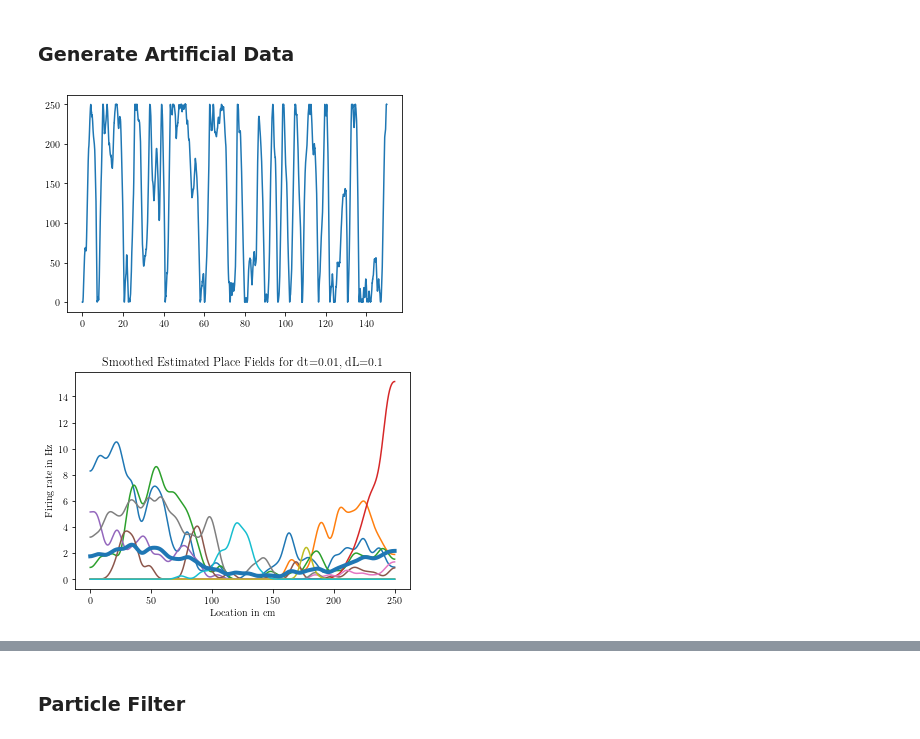
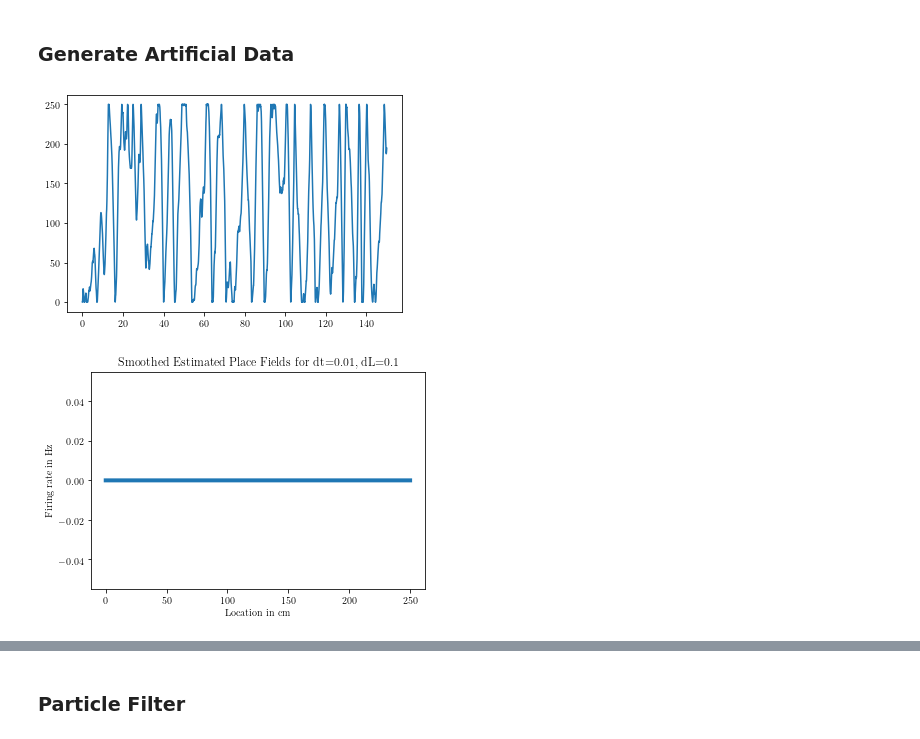
Before and after one commit to kushagrasharma/place-cell-reconstruction, a Jupyter notebook: Integrated Random Walk Particle Filter.ipynb, the cells around one changed output, grey strips where cells are left out. Saved outputs shown, nothing was run; the diff lists cells and outputs as text; code cells hidden in the pictures.

```diff
--- a/Integrated Random Walk Particle Filter.ipynb
+++ b/Integrated Random Walk Particle Filter.ipynb
@@ -106,46 +37,61 @@ L = 250 # total length
 dL = 0.1
 P = 1000
 Peff_min = 0.5
-xaxis = np.arange(0,L,dL) + dL/2 # center of bins
-find_nearest = np.vectorize(lambda x: fn(xaxis, x))
+
 
 params = {
     "tau": 10,
     "q": 100,
     "dt": dt,
-    "xaxis": xaxis, # axis for placefields
     "dL": dL,
     "T": T,
     "P": P,
     "Peff_min": Peff_min,
     "L": L
 }
 
-def generate_random_walk_trajectory(params):
+def generate_random_walk_trajectory(params, boundaries=True, round_data=True):
+    T = params["T"]
+    dt = params["dt"]
+    if "L" in params:
+        L = params["L"]
+    tau = params["tau"]
+    q = params["q"]
+    dL = params["dL"]
+
     X = np.zeros((int(T/dt),2)) # x and v components
     X[0,0] = 0
     X[0,1] = 0
     for i in np.arange(1,int(T/dt)):
         x = np.copy(X[i-1,0])
         v = np.copy(X[i-1,1])
         # integrate one timestep using Euler scheme
         X[i,0] = x + v * dt
-        X[i,1] = v - 1/params["tau"] * v * dt + params["q"] * np.random.normal(0,np.sqrt(dt))
+        X[i,1] = v - 1/tau * v * dt + q * np.random.normal(0,np.sqrt(dt))
         # implement Skohorod boundary conditions
-        if X[i,0] < 0:
-            X[i,0] = 0 # put particle to boundary
-            X[i,1] = 0 # set velocity to zero
-        elif X[i,0] > L:
-            X[i,0] = L # put particle to boundary
-            X[i,1] = 0 # set velocity to zero
-    X[:,0] = find_nearest(X[:,0])
+        if boundaries:
+            if X[i,0] < 0:
+                X[i,0] = 0 # put particle to boundary
+                X[i,1] = 0 # set velocity to zero
+            elif X[i,0] > L:
+                X[i,0] = L # put particle to boundary
+                X[i,1] = 0 # set velocity to zero
+    if boundaries:
+        xaxis = np.arange(0,L,dL) + dL/2 # center of bins
+    else:
+        xaxis = np.arange(int(X[:,0].min()-2),int(X[:,0].max()+2),dL) + dL/2 # center of bins
+    if round_data:
+        find_nearest = np.vectorize(lambda x: fn(xaxis, x))
+        X[:,0] = find_nearest(X[:,0])
 
-    return X
+    return X, xaxis
 
 
-X = generate_random_walk_trajectory(params)
+X, xaxis = generate_random_walk_trajectory(params, boundaries=True, round_data=False)
+X_train, X_validation, X_test = np.split(X, [int(.6*len(X)), int(.8*len(X))])
+params["xaxis"] = xaxis
 
 plt.plot(t,X[:,0])
 plt.show()
 # %% [output]
-[figure, old version]
+[figure, new version]
@@ -152,14 +111,4 @@ plt.show()
 # %%
-f = generatePlaceFields1D(M,xaxis,L)
-params["f"] = f
-H = h(X[:,0],f,xaxis,dL)
-dN = np.random.poisson(H * dt)
-spikes = dN.transpose()
-X[:,0] = np.around(X[:,0],2)
-xaxis = np.around(xaxis,2)
-X_train, X_validation, X_test = np.split(X, [int(.6*len(X)), int(.8*len(X))])
-spikes_train, spikes_validation, spikes_test = np.split(spikes, [int(.6*len(spikes)), int(.8*len(spikes))])
-estimated_place_fields, smoothed_place_fields = estimate_place_fields(spikes_train, X_train[:,0], xaxis, dt)
 params["estimated_place_fields"] = estimated_place_fields
 params["smoothed_place_fields"] = smoothed_place_fields
 plt.plot(xaxis,np.transpose(smoothed_place_fields))
@@ -169,7 +118,7 @@ plt.ylabel("Firing rate in Hz")
 plt.xlabel("Location in cm")
 plt.show()
 # %% [output]
-[figure, old version]
+[figure, new version]
 # %%
 plt.plot(xaxis,np.transpose(f))
 plt.plot(xaxis,np.sum(f,0)/M,linewidth=4)
```
Also changed, not shown: parts of 39 cells of this notebook, 3 other files.
